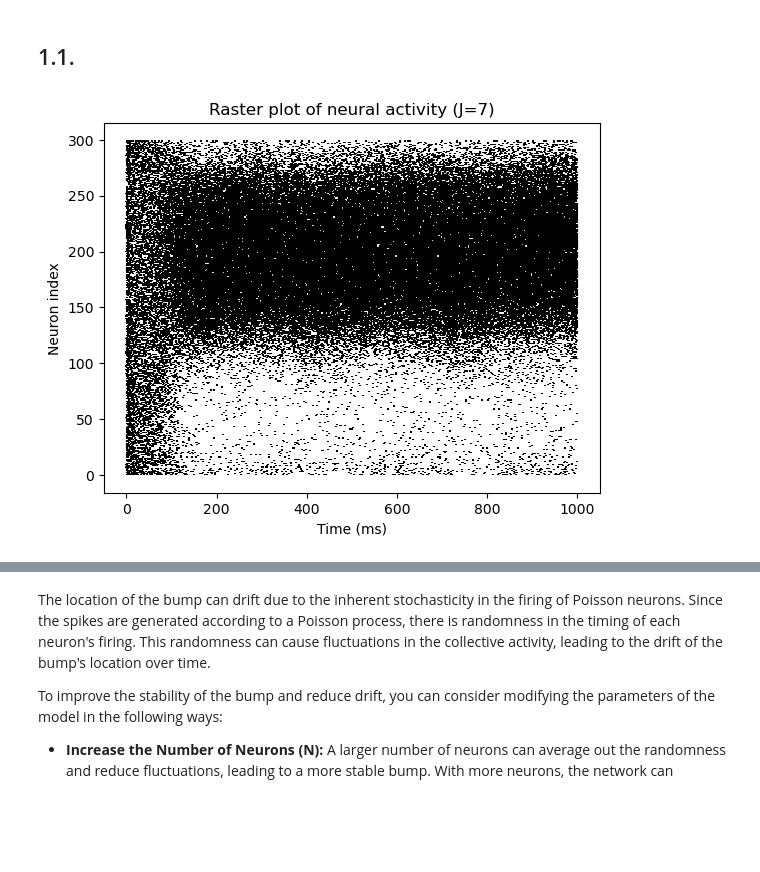
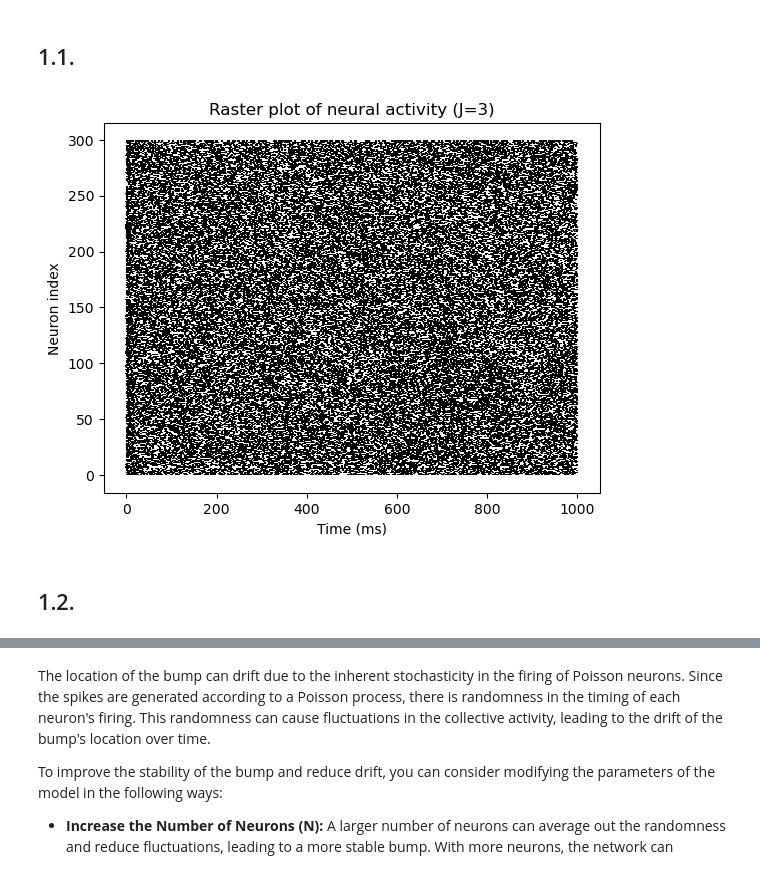
Before and after one commit to konsdibons/EPFL-NX-465-Computational-neuroscience-neuronal-dynamics, a Jupyter notebook: ex1.ipynb, the cells around one changed output, grey strips where cells are left out. Drawn from its saved outputs; the diff is of its cells as text; code cells hidden in the pictures; blank space fills up the shorter version.

Commit message:
more plots and stuff from ex 1

```diff
--- a/ex1.ipynb
+++ b/ex1.ipynb
@@ -6,7 +6,7 @@ import matplotlib.pyplot as plt
 
 # Network parameters
 N = 300  # number of neurons
-J = 7  # interaction strength in picoCoulomb (pC)
+J = 3  # interaction strength in picoCoulomb (pC)
 tau = 10  # time constant in ms
 dt = 0.1  # time step in ms
 T = 1000  # total simulation time in ms
@@ -18,34 +18,36 @@ np.random.seed(0)  # for reproducibility
 potentials = np.random.uniform(0, 1, N)
 
 # Initialize spike trains
 spike_trains = np.zeros((N, time_steps))
 
 # Simulation
 for t in range(1, time_steps):
     # Compute collective variables
     mcos = np.sum(np.cos(positions) * spike_trains[:, t-1]) / N
     msin = np.sum(np.sin(positions) * spike_trains[:, t-1]) / N
 
     # Update potentials and generate spikes
     for i in range(N):
         input_current = J * (np.cos(positions[i]) * mcos + np.sin(positions[i]) * msin)
         potentials[i] += dt/tau * (-potentials[i] + input_current)
 
         # Generate spike with Poisson process
         firing_rate = 1 / (1 + np.exp(-2 * (potentials[i] - 0.5)))
         spike_prob = firing_rate * dt
         if np.random.rand() < spike_prob:
             spike_trains[i, t] = 1/dt
 
 # Raster plot of activity
 plt.eventplot([np.where(spike_trains[i, :])[0]*dt for i in range(N)], color='black')
 plt.xlabel('Time (ms)')
 plt.ylabel('Neuron index')
 plt.title(f'Raster plot of neural activity (J={J})')
 plt.savefig(f'figures/1.1.raster_plot_J{J}.png')
 plt.show()
 # %% [output]
-[figure, old version]
+[figure, new version]
+# %% [markdown]
+## 1.2.
 # %%
 import numpy as np
 
```
Also changed, not shown: parts of 3 cells of this notebook, 4 other files.
